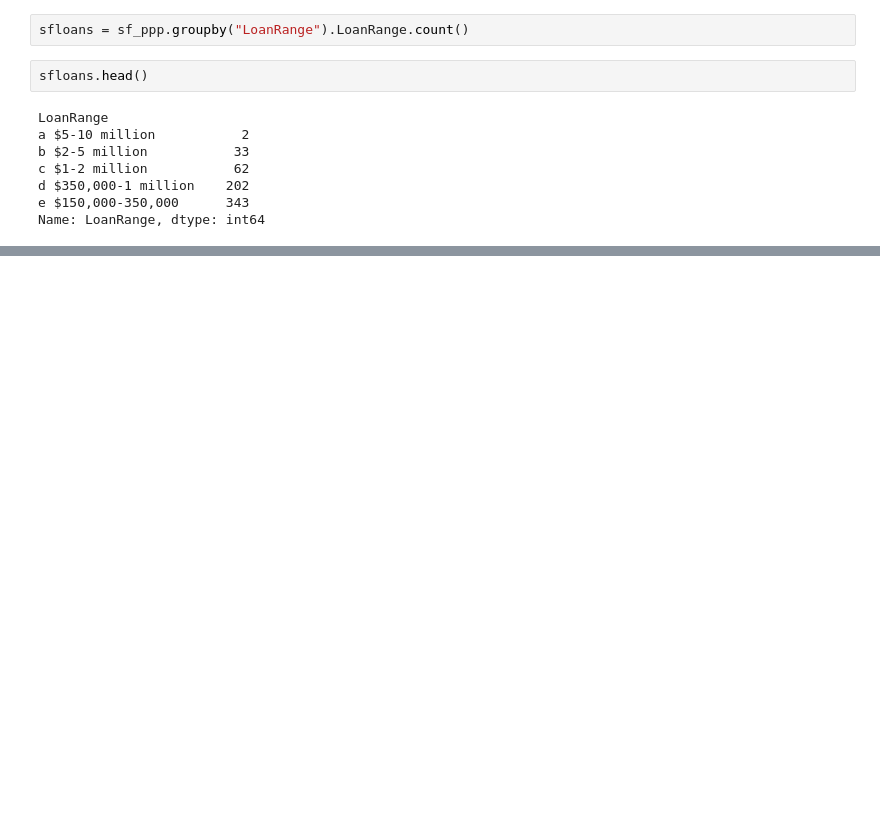
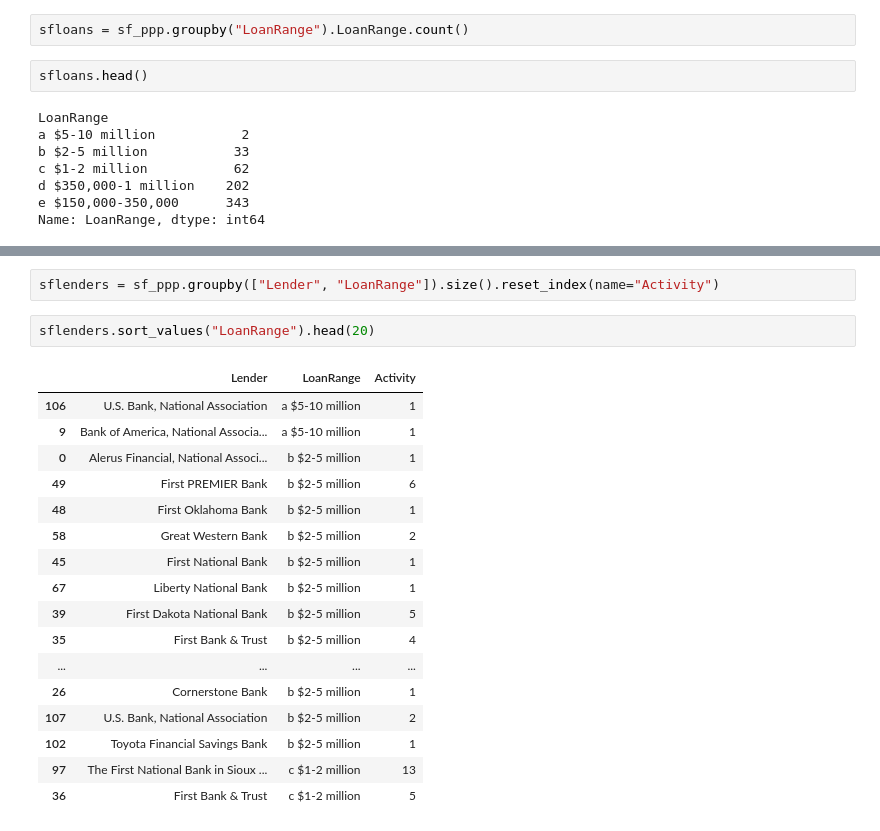
Before and after one commit to ande8126/sf-data-misc, a Jupyter notebook: sd_ppp_loan_data.ipynb, the cells around one changed output, grey strips where cells are left out. Cells and saved outputs as stored; diff of their text form; blank space fills up the shorter version.

```diff
--- a/sd_ppp_loan_data.ipynb
+++ b/sd_ppp_loan_data.ipynb
@@ -56,0 +86,22 @@ Name: LoanRange, dtype: int64
+# %%
+sflenders = sf_ppp.groupby(["Lender", "LoanRange"]).size().reset_index(name="Activity")
+# %%
+sflenders.sort_values("LoanRange").head(20)
+# %% [output]
+|  | Lender | LoanRange | Activity |
+| 106 | U.S. Bank, National Association | a $5-10 million | 1 |
+| 9 | Bank of America, National Associa... | a $5-10 million | 1 |
+| 0 | Alerus Financial, National Associ... | b $2-5 million | 1 |
+| 49 | First PREMIER Bank | b $2-5 million | 6 |
+| 48 | First Oklahoma Bank | b $2-5 million | 1 |
+| 58 | Great Western Bank | b $2-5 million | 2 |
+| 45 | First National Bank | b $2-5 million | 1 |
+| 67 | Liberty National Bank | b $2-5 million | 1 |
+| 39 | First Dakota National Bank | b $2-5 million | 5 |
+| 35 | First Bank & Trust | b $2-5 million | 4 |
+| ... | ... | ... | ... |
+| 26 | Cornerstone Bank | b $2-5 million | 1 |
+| 107 | U.S. Bank, National Association | b $2-5 million | 2 |
+| 102 | Toyota Financial Savings Bank | b $2-5 million | 1 |
+| 97 | The First National Bank in Sioux ... | c $1-2 million | 13 |
+| 36 | First Bank & Trust | c $1-2 million | 5 |
```
Also changed, not shown: parts of 6 cells of this notebook.
